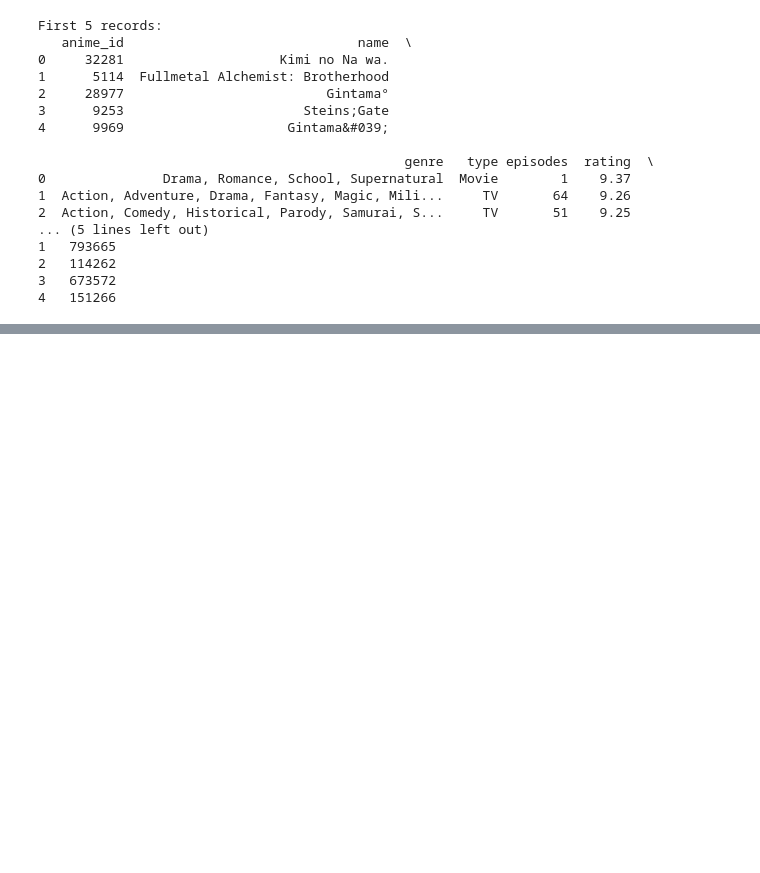
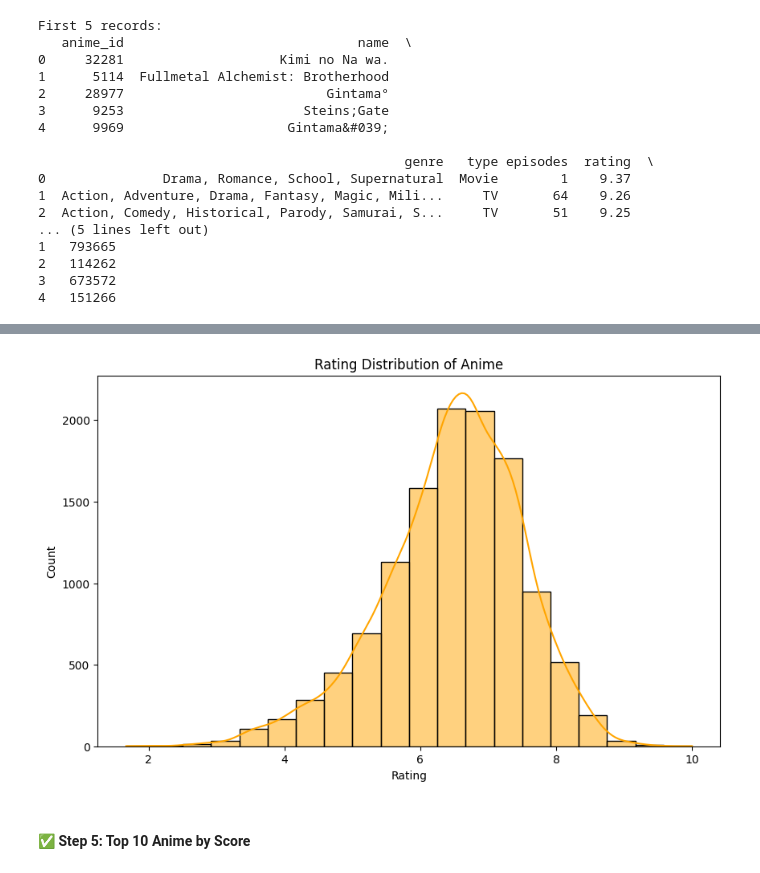
Before and after one commit to WasiqAli275/Ai_gen_webapp_using_flask_streamlit, a Jupyter notebook: notebook/kaggle_anime_EDA.ipynb, the cells around one changed output, grey strips where cells are left out. Saved outputs shown, nothing was run; the diff lists cells and outputs as text; code cells hidden in the pictures; blank space fills up the shorter version.

```diff
--- a/notebook/kaggle_anime_EDA.ipynb
+++ b/notebook/kaggle_anime_EDA.ipynb
@@ -62,0 +142,12 @@ First 5 records:
+# %%
+# ⭐ Rating Distribution
+plt.figure(figsize=(10,6))
+sns.histplot(df['rating'], bins=20, kde=True, color='orange')
+plt.title('Rating Distribution of Anime')
+plt.xlabel('Rating')
+plt.ylabel('Count')
+plt.show()
+# %% [output]
+[figure, added]
+# %% [markdown]
+#### ✅ Step 5: Top 10 Anime by Score
```
Also changed, not shown: parts of 18 cells of this notebook, 1 other file.
